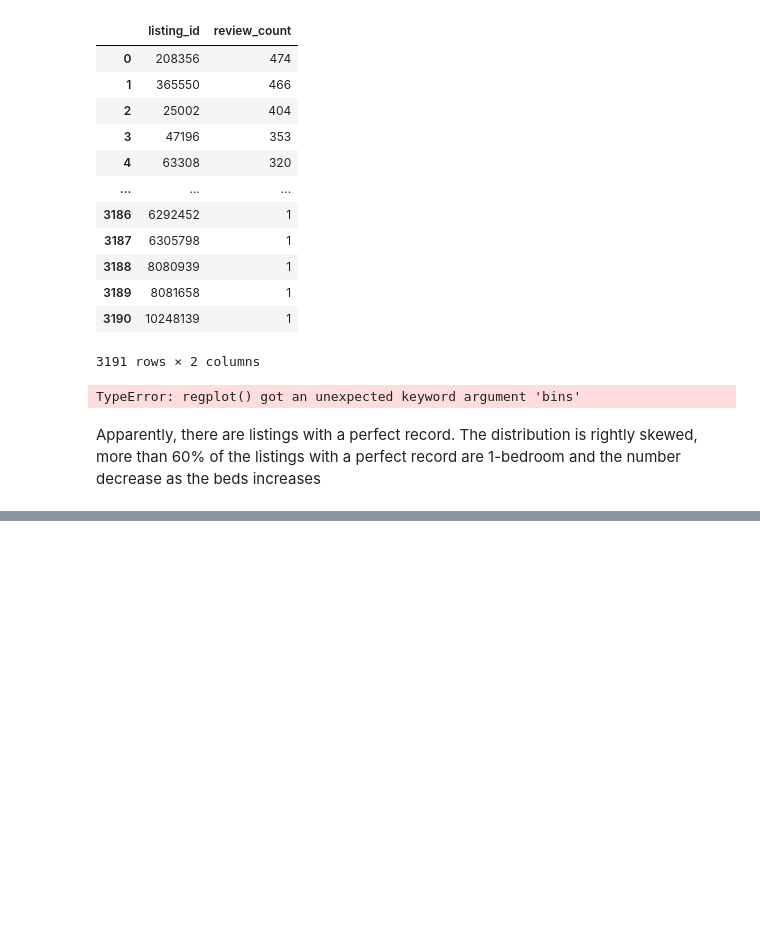
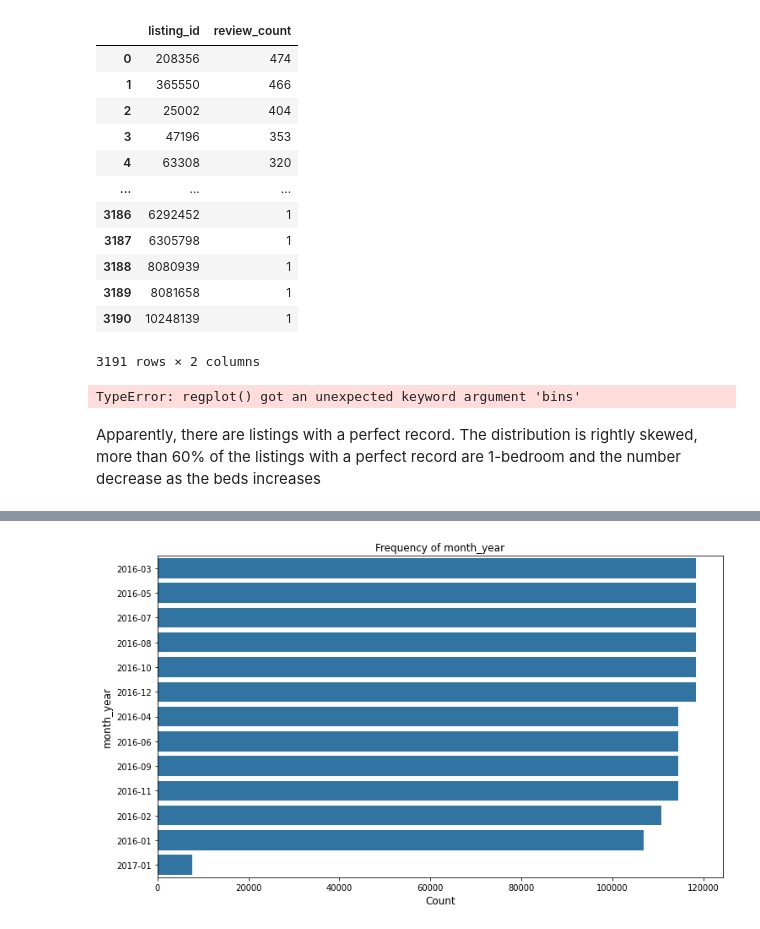
Before and after one commit to fabdanolu/Seattle-Airbnb, a Jupyter notebook: seattle.ipynb, the cells around one changed output, grey strips where cells are left out. Saved outputs shown, nothing was run; the diff lists cells and outputs as text; code cells hidden in the pictures; blank space fills up the shorter version.

```diff
--- a/seattle.ipynb
+++ b/seattle.ipynb
@@ -788,0 +821,3 @@ Apparently, there are listings with a perfect record. The distribution is rightl
+# %%
+calendar_df['month_year'] = pd.to_datetime(calendar_df['date']).dt.to_period('M')
+calendar_df.head()
@@ -788,0 +831,4 @@ Apparently, there are listings with a perfect record. The distribution is rightl
+# %%
+count_univ(data=calendar_df, y='month_year')
+# %% [output]
+[figure, added]
```
Also changed, not shown: parts of 23 cells of this notebook.
